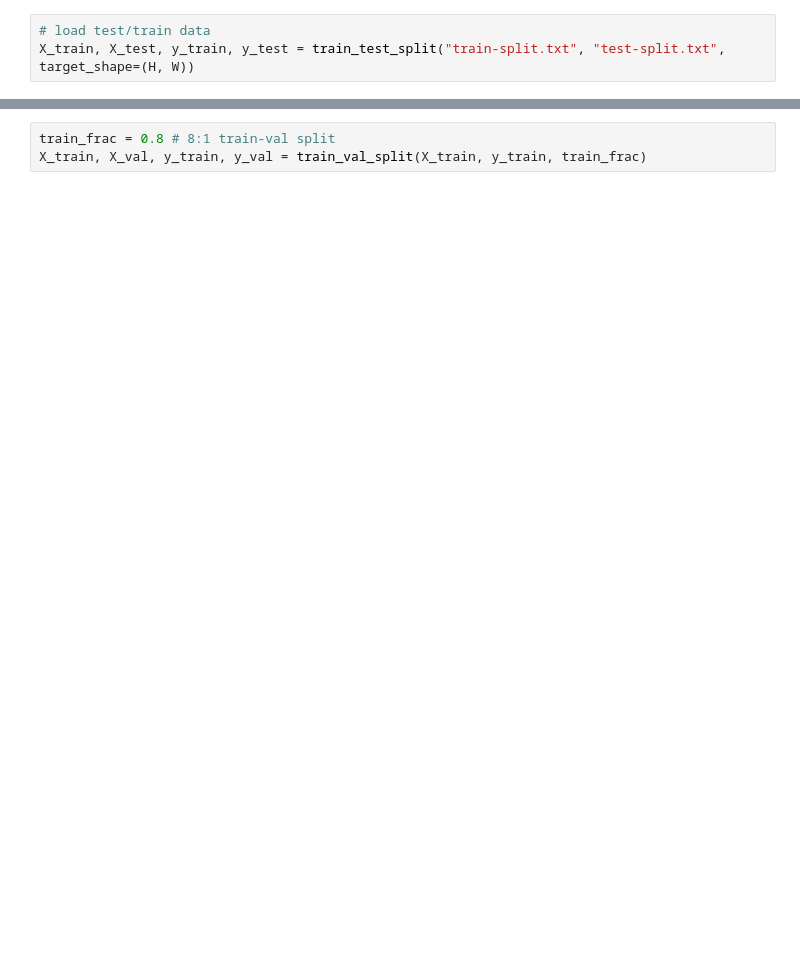
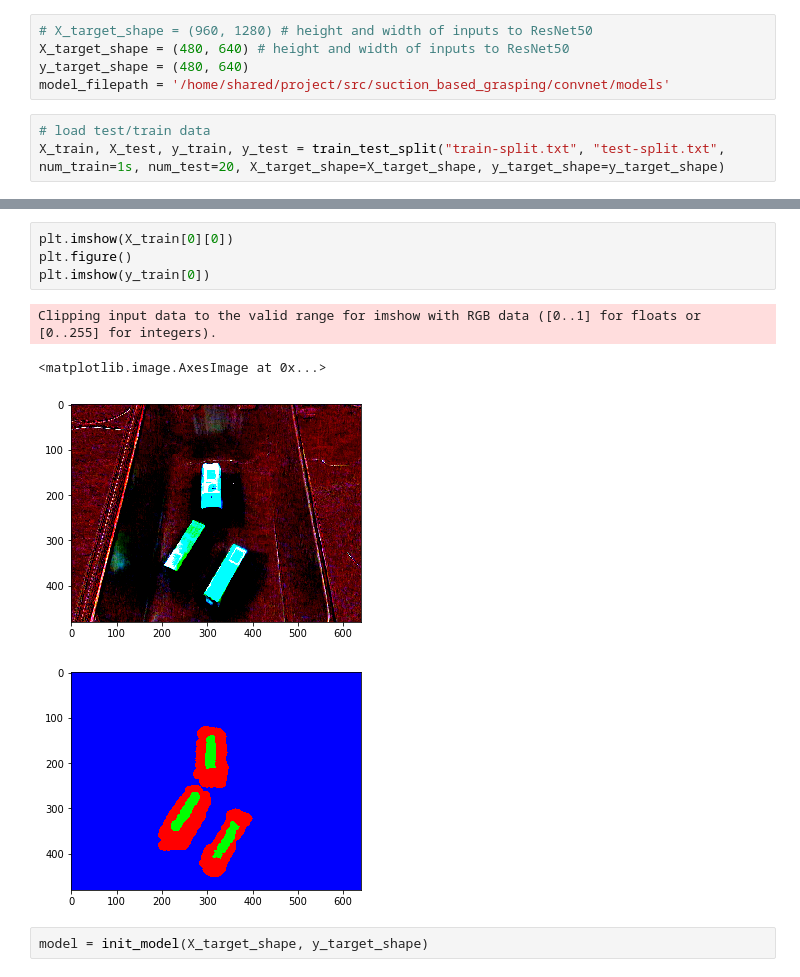
Before and after one commit to CoolNamesAllTaken/cs231n, a Jupyter notebook: Convnet.ipynb, the cells around one changed output, grey strips where cells are left out. Saved outputs shown, nothing was run; the diff lists cells and outputs as text; blank space fills up the shorter version.

```diff
--- a/Convnet.ipynb
+++ b/Convnet.ipynb
@@ -17,5 +20,10 @@ H, W = (224, 224) # default height and width of inputs to ResNet50
+# %%
+# X_target_shape = (960, 1280) # height and width of inputs to ResNet50
+X_target_shape = (480, 640) # height and width of inputs to ResNet50
+y_target_shape = (480, 640)
+model_filepath = '/home/shared/project/src/suction_based_grasping/convnet/models'
 # %%
 # load test/train data
-X_train, X_test, y_train, y_test = train_test_split("train-split.txt", "test-split.txt", target_shape=(H, W))
+X_train, X_test, y_train, y_test = train_test_split("train-split.txt", "test-split.txt", num_train=1s, num_test=20, X_target_shape=X_target_shape, y_target_shape=y_target_shape)
 # %% [output]
 Loading Training Data from train-split.txt
@@ -83,3 +34,11 @@ Clipping input data to the valid range for imshow with RGB data ([0..1] for floa
-# %%
-train_frac = 0.8 # 8:1 train-val split
-X_train, X_val, y_train, y_val = train_val_split(X_train, y_train, train_frac)
+# %%
+plt.imshow(X_train[0][0])
+plt.figure()
+plt.imshow(y_train[0])
+# %% [output]
+Clipping input data to the valid range for imshow with RGB data ([0..1] for floats or [0..255] for integers).
+<matplotlib.image.AxesImage at 0x...>
+[figure, added]
+[figure, added]
+# %%
+model = init_model(X_target_shape, y_target_shape)
```
Also changed, not shown: parts of 13 cells of this notebook, 9 other files.
